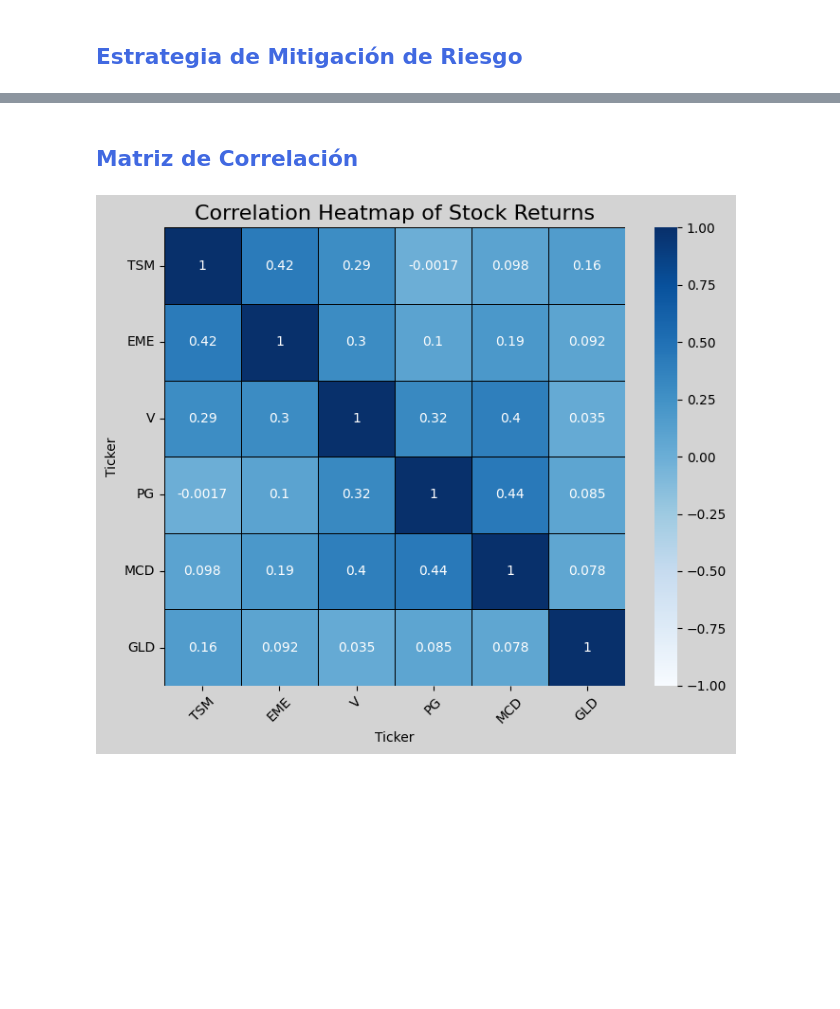
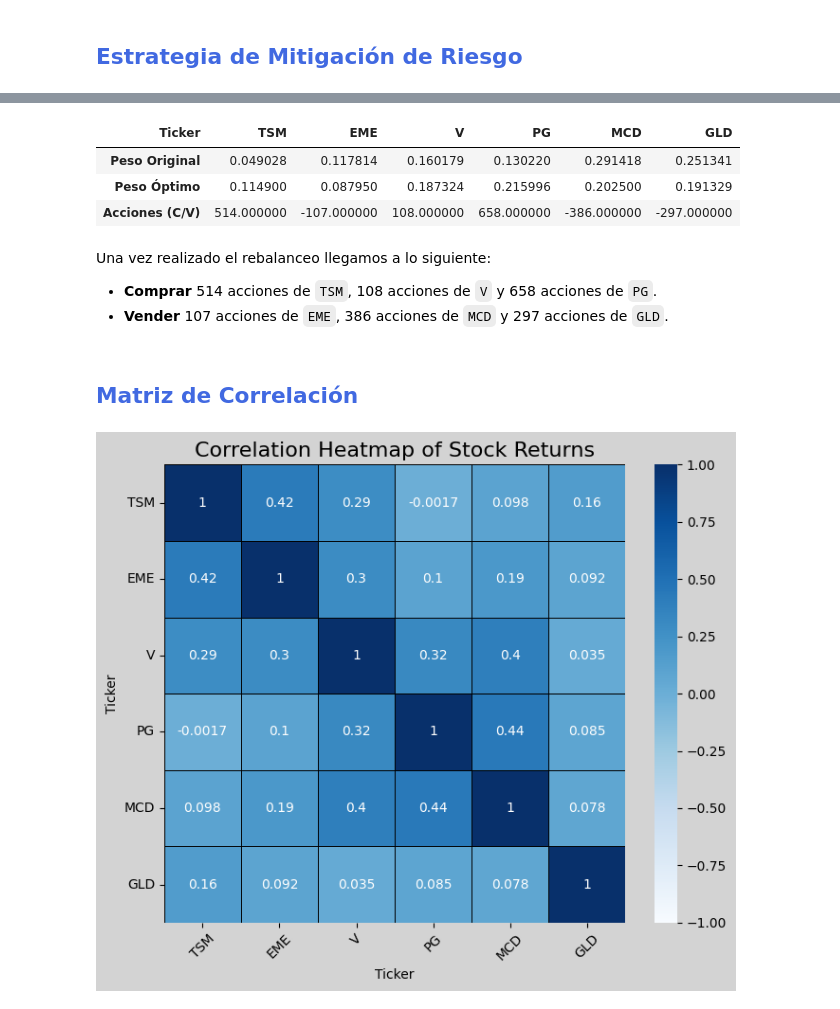
Before and after one commit to luisejdm/Administracion_de_Riesgos, a Jupyter notebook: Proyecto/Proyecto_Admin.ipynb, the cells around one changed output, grey strips where cells are left out. Cells and saved outputs as stored; diff of their text form; code cells hidden in the pictures; blank space fills up the shorter version.

```diff
--- a/Proyecto/Proyecto_Admin.ipynb
+++ b/Proyecto/Proyecto_Admin.ipynb
@@ -344,6 +347,17 @@ def plot_weights(stocks: list, weights: list | np.ndarray):
     plt.title("Portfolio Weights")
     plt.show()
 
+def rebalance_stocks(w_original: list, target_weights: list, data: pd.DataFrame, stocks: list, portfolio_value: float) -> pd.DataFrame:
+
+    data = data.sort_index()
+    data = data[stocks]
+    w_df = pd.DataFrame({
+    "Peso Original": w_original,
+    "Peso Óptimo": target_weights,
+    "Acciones (C/V)" : np.floor((target_weights-w_original) * portfolio_value / data.iloc[-1])
+    })
+    return w_df.T
+
 def var(returns):
     return np.percentile(returns, 1)
 
@@ -800,3 +904,17 @@ dtype: float64
+# %%
+rebalance_stocks(w_semivariance, weights, price_test, tickers, cumulative_money_df['Semivariance'].iloc[-1])
+# %% [output]
+| Ticker | TSM | EME | V | PG | MCD | GLD |
+| Peso Original | 0.049028 | 0.117814 | 0.160179 | 0.130220 | 0.291418 | 0.251341 |
+| Peso Óptimo | 0.114900 | 0.087950 | 0.187324 | 0.215996 | 0.202500 | 0.191329 |
+| Acciones (C/V) | 514.000000 | -107.000000 | 108.000000 | 658.000000 | -386.000000 | -297.000000 |
+# %% [markdown]
+<font color = "black">
+
+Una vez realizado el rebalanceo llegamos a lo siguiente:
+
+- **Comprar** 514 acciones de `TSM`, 108 acciones de `V` y 658 acciones de `PG`.
+- **Vender** 107 acciones de `EME`, 386 acciones de `MCD` y 297 acciones de `GLD`.
 # %% [markdown]
 ## <font color = "royalblue"> Matriz de Correlación
 # %%
```
Also changed, not shown: parts of 36 cells of this notebook, 6 other files.
